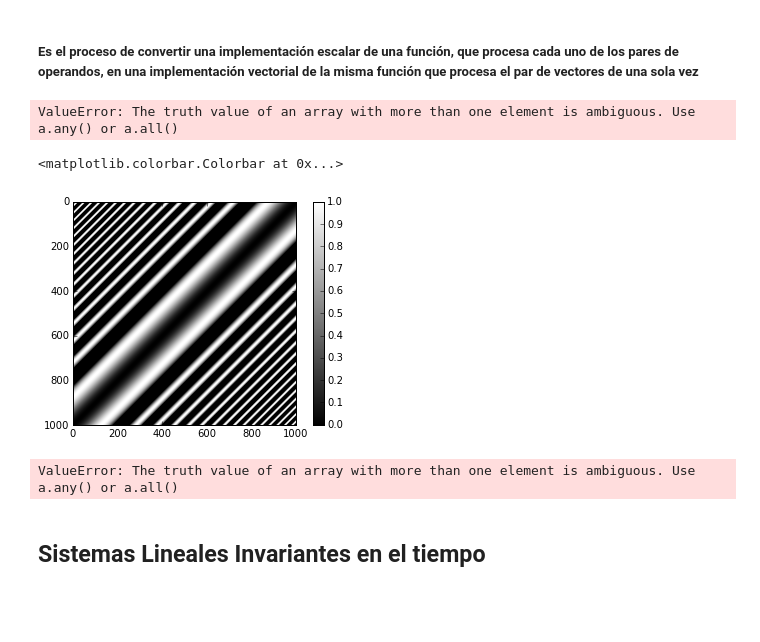
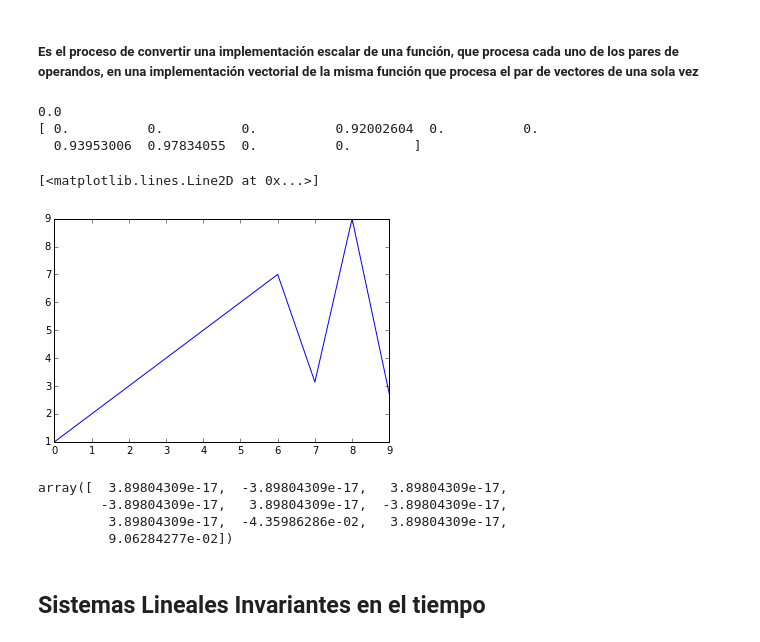
Before and after one commit to lmpizarro/apuntes-python-cientifico, a Jupyter notebook: cursoPython/curso02-numpy.ipynb, the cells around one changed output. Saved outputs shown, nothing was run; the diff lists cells and outputs as text; code cells hidden in the pictures; blank space fills up the shorter version.

```diff
--- a/cursoPython/curso02-numpy.ipynb
+++ b/cursoPython/curso02-numpy.ipynb
@@ -678,6 +757,0 @@ def sin_add_square(x, y):
-# %%
-zs = sin_add_square (xs, ys)
-
-plt.imshow(zs, cmap=plt.cm.gray); plt.colorbar()
-# %% [output]
-ValueError: The truth value of an array with more than one element is ambiguous. Use a.any() or a.all()
@@ -688,8 +758,47 @@ zs = vadd_square(xs, ys)
-# %%
-plt.imshow(zs, cmap=plt.cm.gray); plt.colorbar()
-# %% [output]
-<matplotlib.colorbar.Colorbar at 0x...>
-[figure, removed]
+# %%
+xs = np.array([1, 2, 3, 4, 5, 6, 7, np.pi, 9, np.e], float)
+
+
+def vect_trivial (x, y):
+    z = np.sin ((x + y)**2)
+    z = z * 2
+
+vect_trivial(xs, xs)
+
+
+def sin_add_square(x, y):
+    z = np.sin ((x + y)**2)
+    if z <= 0.0:
+        z = 0.0
+    return z
+
+print(sin_add_square(2,3))
+
+
+
+'''
+Así se produce un error
+la función no está definida  para
+arrays
+sin_add_square(xs, xs)
+'''
+
+
+vadd_square = np.vectorize(sin_add_square)
+
+'''
+Así está vectorizada y opera sobre los
+arrays
+'''
+print(vadd_square(xs, xs))
+
+plt.plot(xs)
+# %% [output]
+0.0
+[ 0.          0.          0.          0.92002604  0.          0.
+  0.93953006  0.97834055  0.          0.        ]
+[<matplotlib.lines.Line2D at 0x...>]
+[figure, added]
 # %%
 def sinc(x):
     if x == 0.0:
@@ -697,13 +806,14 @@ def sinc(x):
     else:
         w = np.pi*x
         return np.sin(w) / w
-# %%
-sinc (xs)
-# %% [output]
-ValueError: The truth value of an array with more than one element is ambiguous. Use a.any() or a.all()
 # %%
 vsync = np.vectorize (sinc)
 vsync(xs)
+# %% [output]
+array([  3.89804309e-17,  -3.89804309e-17,   3.89804309e-17,
+        -3.89804309e-17,   3.89804309e-17,  -3.89804309e-17,
+         3.89804309e-17,  -4.35986286e-02,   3.89804309e-17,
+         9.06284277e-02])
 # %% [markdown]
 ## Sistemas Lineales Invariantes en el tiempo
 # %% [markdown]
```
Also changed, not shown: parts of 25 cells of this notebook.
